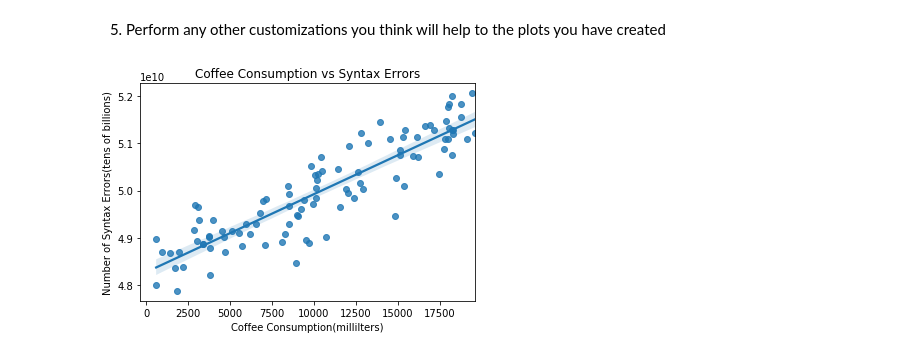
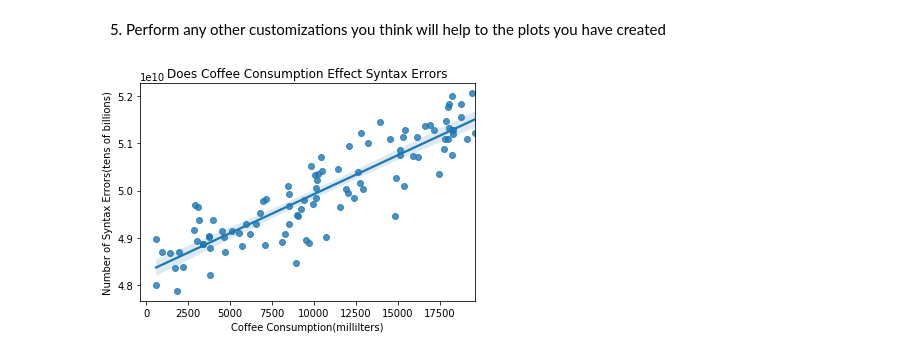
Before and after one commit to gilbert-noriega-ii/regression-exercises, a Jupyter notebook: visualization_warmup.ipynb, the cells around one changed output. Saved outputs shown, nothing was run; the diff lists cells and outputs as text; code cells hidden in the pictures.

```diff
--- a/visualization_warmup.ipynb
+++ b/visualization_warmup.ipynb
@@ -52,8 +52,6 @@ plt.show()
 [figure]
 # %% [markdown]
 4. Create a scatter plot of p_days_absent and ml_coffee. Make sure to give your visual an appropriate title and labels.
-# %%
-df.p_days_absent = df.p_days_absent * 100
 # %%
 plt.scatter(data= df, x = 'ml_coffee', y = 'p_days_absent')
 plt.xlabel('Coffee Consumption(milliliters)')
@@ -69,8 +67,8 @@ import seaborn as sns
 # %%
 sns.regplot(data = df, x = 'ml_coffee', y = 'syntax_errors')
 plt.xlabel('Coffee Consumption(millilters)')
 plt.ylabel('Number of Syntax Errors(tens of billions)')
-plt.title('Coffee Consumption vs Syntax Errors')
+plt.title('Does Coffee Consumption Effect Syntax Errors')
 plt.show()
 # %% [output]
-[figure, old version]
+[figure, new version]
```
Also changed, not shown: parts of 8 cells of this notebook.
